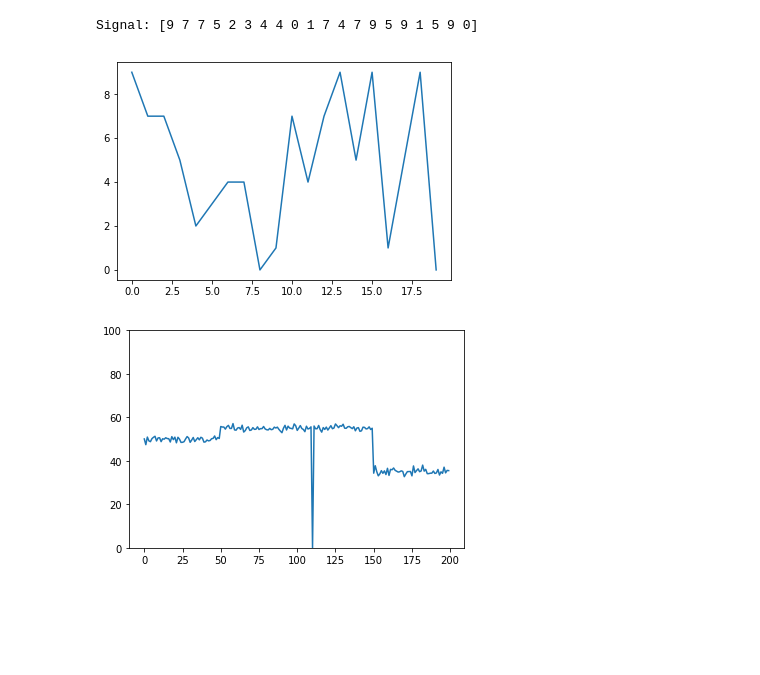
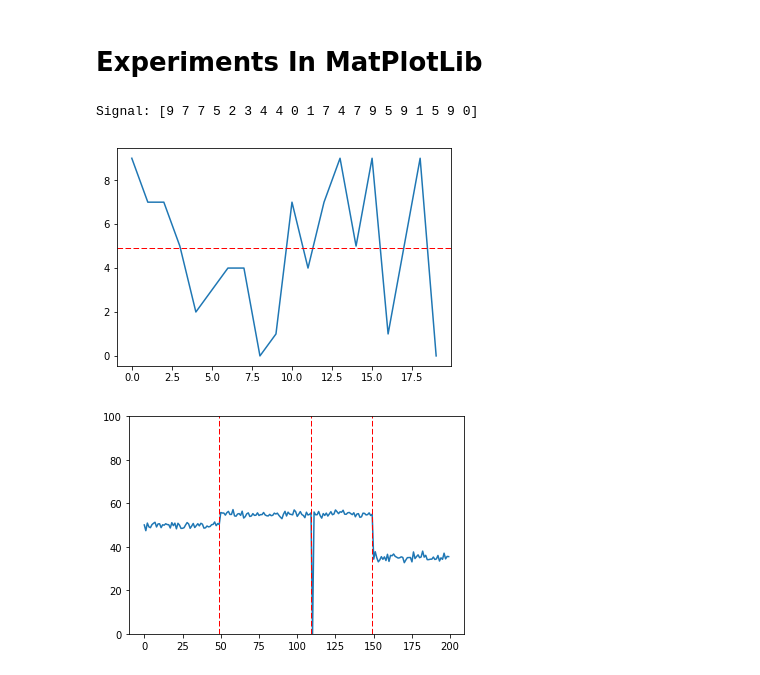
Before and after one commit to matt-chapman/master-thesis, a Jupyter notebook: Testing/src/ChangeDetection/ChangeDetectionExperiments.ipynb, the cells around one changed output. Drawn from its saved outputs; the diff is of its cells as text; code cells hidden in the pictures; blank space fills up the shorter version.

Commit message:
experimenting with plotting

```diff
--- a/Testing/src/ChangeDetection/ChangeDetectionExperiments.ipynb
+++ b/Testing/src/ChangeDetection/ChangeDetectionExperiments.ipynb
@@ -1,3 +1,5 @@
+# %% [markdown]
+# Experiments In MatPlotLib
 # %%
 import matplotlib.pyplot as plt
 import numpy as np
@@ -8,16 +10,22 @@ np.set_printoptions(precision=2, suppress=True)
 signal = np.random.randint(10, size=20)
 print "Signal: {}".format(signal)
 plt.plot(range(0, 20), signal)
+plt.axhline(y=np.average(signal), color='r', linestyle='dashed', linewidth=1)
 plt.show()
 # %% [output]
 Signal: [9 7 7 5 2 3 4 4 0 1 7 4 7 9 5 9 1 5 9 0]
-[figure, old version]
+[figure, new version]
 # %%
 signal2 = np.random.normal(scale=1, size=200)
 signal2[:50] +=50; signal2[50:] += 55; signal2[150:] -= 20
 signal2[110] = 0
 plt.plot(signal2)
 plt.ylim(0,100)
+changes = [49, 109, 149]
+
+for change in changes:
+    plt.axvline(x=change, color='r', linestyle='dashed', linewidth=1)
+
 plt.show()
 # %% [output]
-[figure, old version]
+[figure, new version]
```
Also changed, not shown: parts of 1 cell of this notebook.
